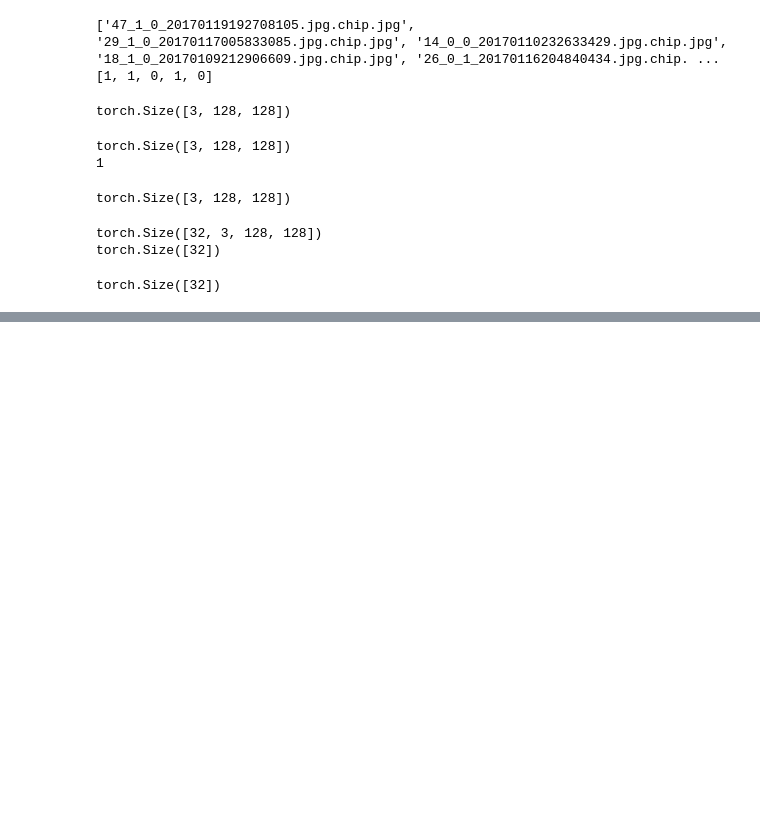
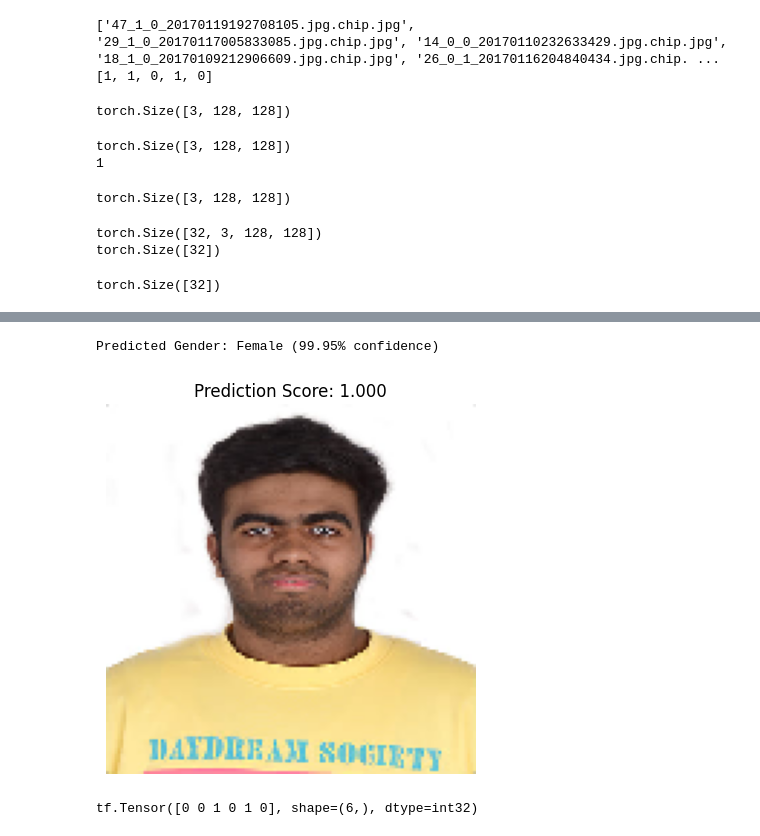
Before and after one commit to rishitmiglani2006-web/Gender_classification, a Jupyter notebook: Gender_classification.ipynb, the cells around one changed output, grey strips where cells are left out. Cells and saved outputs as stored; diff of their text form; code cells hidden in the pictures; blank space fills up the shorter version.

```diff
--- a/Gender_classification.ipynb
+++ b/Gender_classification.ipynb
@@ -252,0 +1006,15 @@ torch.Size([32])
+# %%
+import tensorflow as tf
+
+img = tf.keras.utils.load_img(
+    "Rishit Photograph (1).jpg",
+    target_size=(128,128)
+)
+
+img_array = tf.keras.utils.img_to_array(img)
+img_array = img_array / 255.0
+
+# Add batch dimension
+img_array = tf.expand_dims(img_array, axis=0)
+
+print(img_array.shape)
@@ -252,0 +1030,22 @@ torch.Size([32])
+# %%
+score = prediction[0][0]
+
+if score > 0.5:
+    print(f"Predicted Gender: Female ({score*100:.2f}% confidence)")
+else:
+    print(f"Predicted Gender: Male ({(1-score)*100:.2f}% confidence)")
+# %% [output]
+Predicted Gender: Female (99.95% confidence)
+# %%
+import matplotlib.pyplot as plt
+
+plt.imshow(img)
+plt.title(f"Prediction Score: {score:.3f}")
+plt.axis("off")
+plt.show()
+# %% [output]
+[figure, added]
+# %%
+print(labels[:20])
+# %% [output]
+tf.Tensor([0 0 1 0 1 0], shape=(6,), dtype=int32)
```
Also changed, not shown: parts of 70 cells of this notebook.
